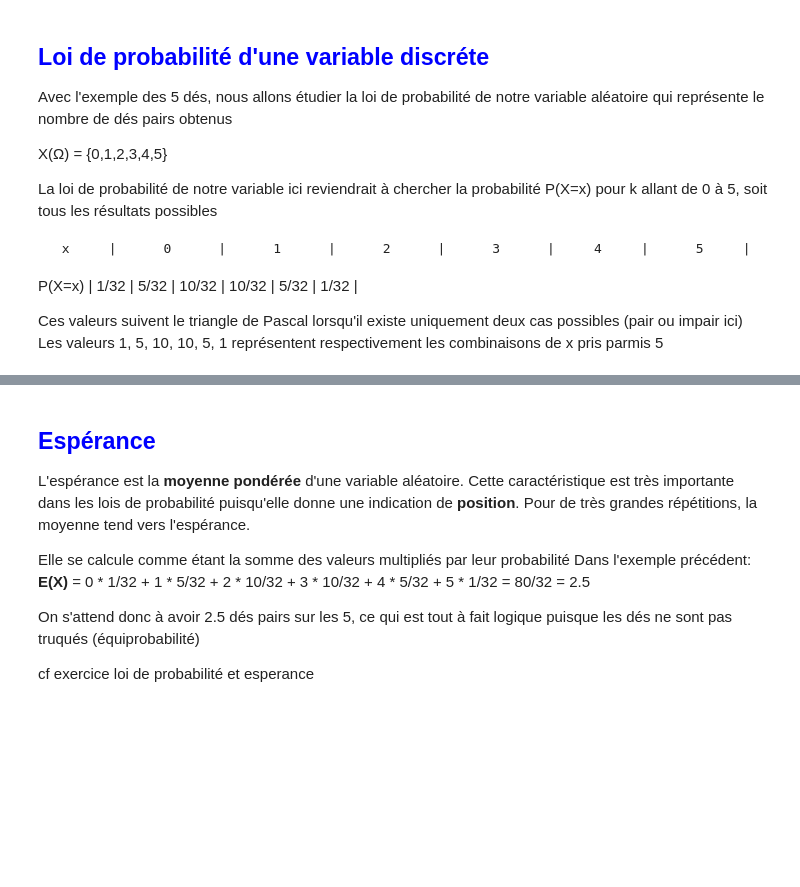
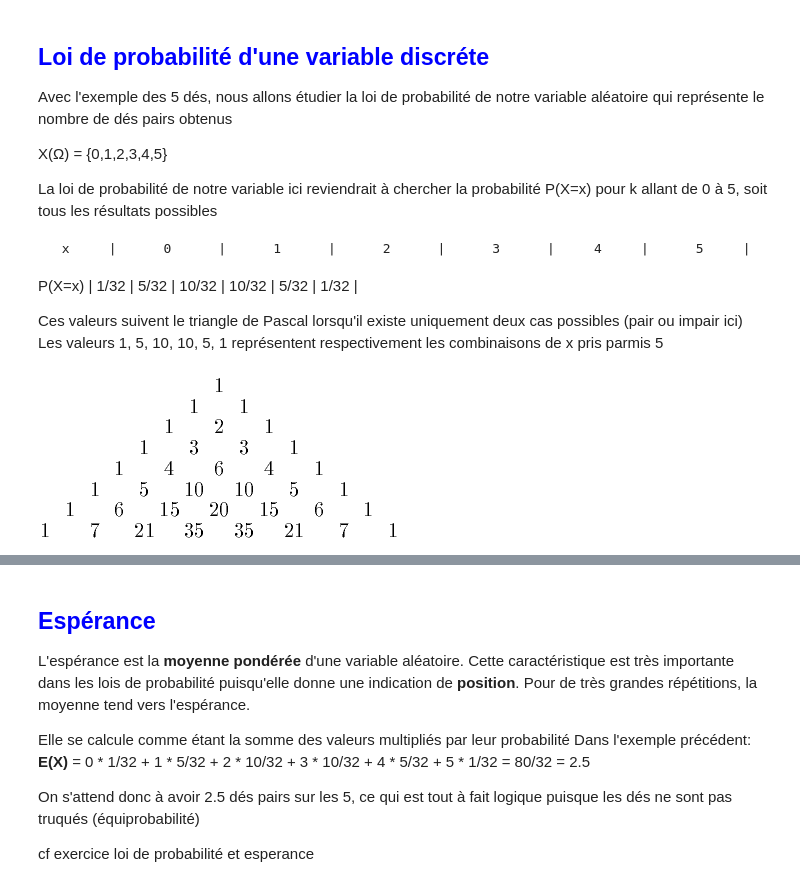
Before and after one commit to RudyBourez/math, a Jupyter notebook: Statistiques_VA.ipynb, the cells around one changed output, grey strips where cells are left out. Cells and saved outputs as stored; diff of their text form; code cells hidden in the pictures; blank space fills up the shorter version.

```diff
--- a/Statistiques_VA.ipynb
+++ b/Statistiques_VA.ipynb
@@ -17,7 +17,9 @@ Les valeurs 1, 5, 10, 10, 5, 1 représentent respectivement les combinaisons de
 # %%
 from PIL import Image
 img = Image.open("Assets/triangle de pascal.png")
-img.show()
+img
+# %% [output]
+[figure, added]
 # %% [markdown]
 ## <font color="blue">Fonction de répartition</font>
 
```
Also changed, not shown: parts of 3 cells of this notebook, 5 other files.
